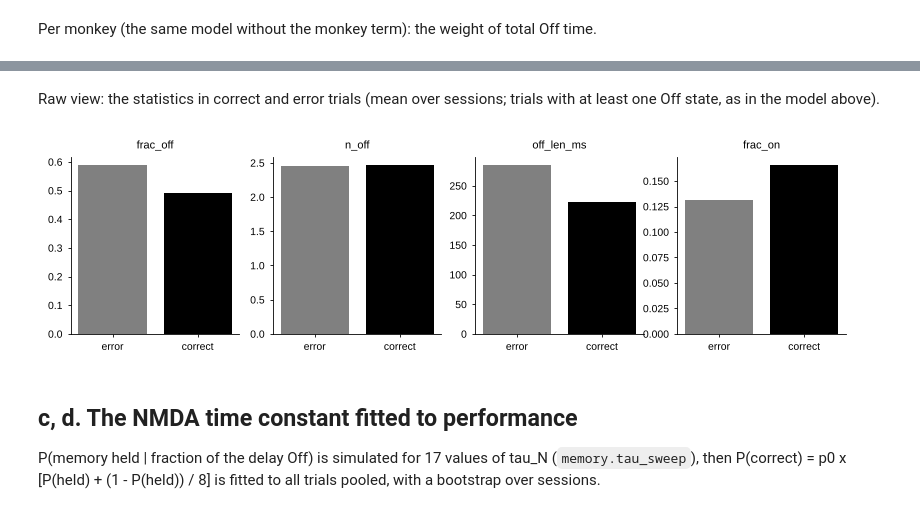
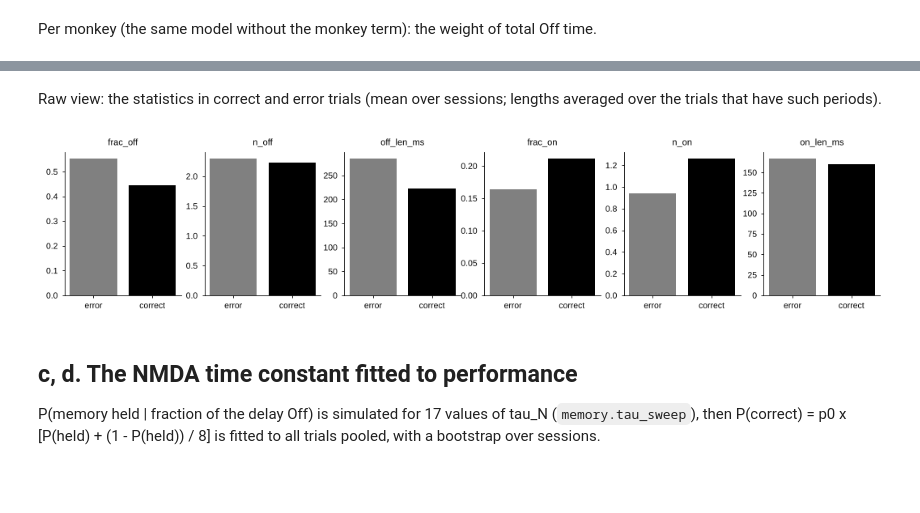
Before and after one commit to jmourabarbosa/nmda-intermitent, a Jupyter notebook: figure_notebooks/fig3.ipynb, the cells around one changed output, grey strips where cells are left out. Saved outputs shown, nothing was run; the diff lists cells and outputs as text; code cells hidden in the pictures; blank space fills up the shorter version.

```diff
--- a/figure_notebooks/fig3.ipynb
+++ b/figure_notebooks/fig3.ipynb
@@ -87,13 +89,13 @@ monkey J: beta 0.55 (95% CI 0.01-1.10), p = 4.6e-02
 # %% [markdown]
-Raw view: the statistics in correct and error trials (mean over sessions; trials with at least one Off state,
-as in the model above).
+Raw view: the statistics in correct and error trials (mean over sessions; lengths averaged over the trials that
+have such periods).
 # %%
-d = trials[trials.n_off > 0].groupby(['session', 'correct'])[list(behaviour.STATS)].mean().groupby('correct').mean()
-_, ax = plt.subplots(1, 4, figsize=(10, 2.3))
+d = trials.groupby(['session', 'correct'])[list(behaviour.STATS)].mean().groupby('correct').mean()
+_, ax = plt.subplots(1, 6, figsize=(13, 2.3))
 for a, col in zip(ax, behaviour.STATS):
     a.bar(['error', 'correct'], d[col].values, color=['grey', 'k']); a.set_title(col)
 # %% [output]
-[figure, old version]
+[figure, new version]
 # %% [markdown]
 ## c, d. The NMDA time constant fitted to performance
 P(memory held | fraction of the delay Off) is simulated for 17 values of tau_N (`memory.tau_sweep`), then
```
Also changed, not shown: parts of 5 cells of this notebook, 6 other files.
